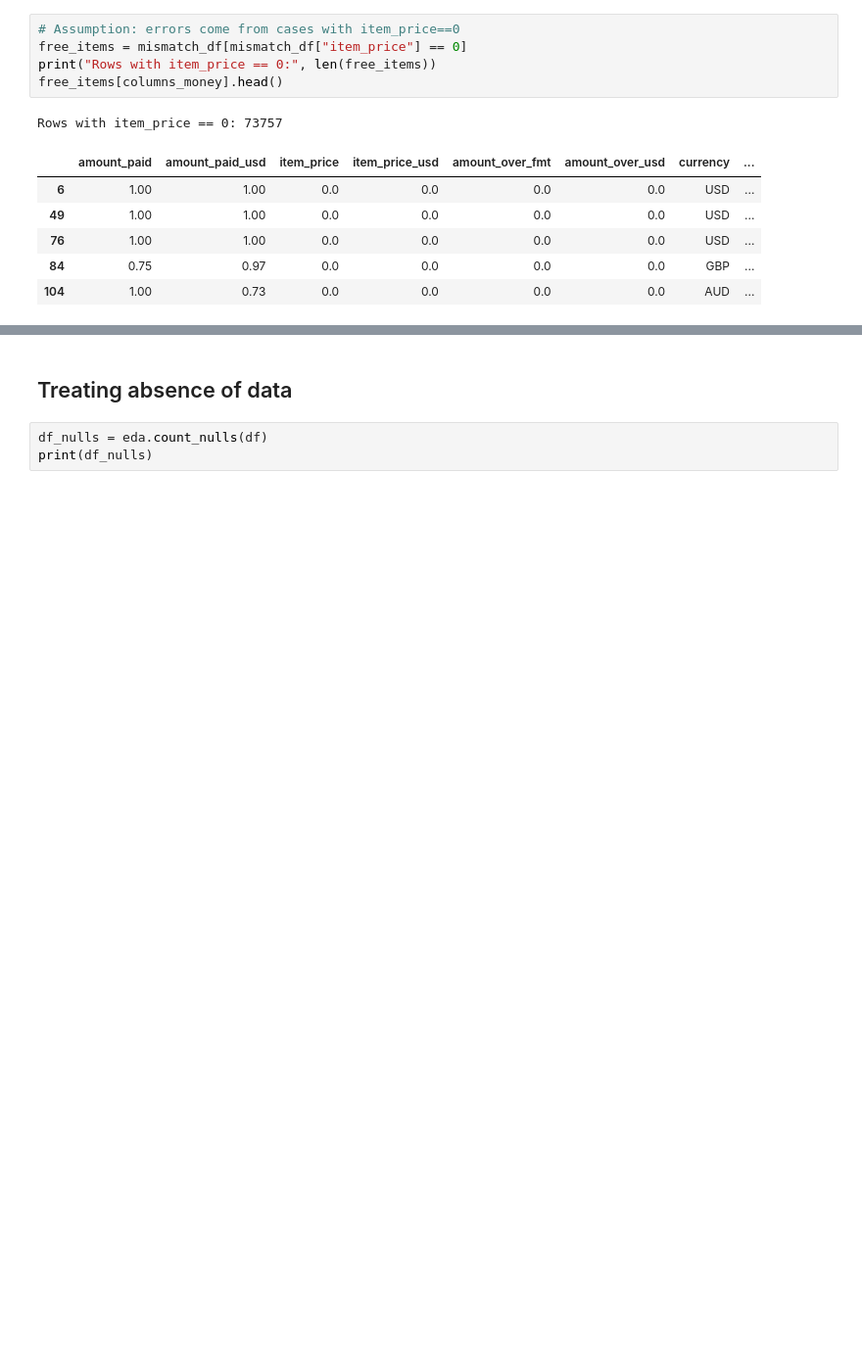
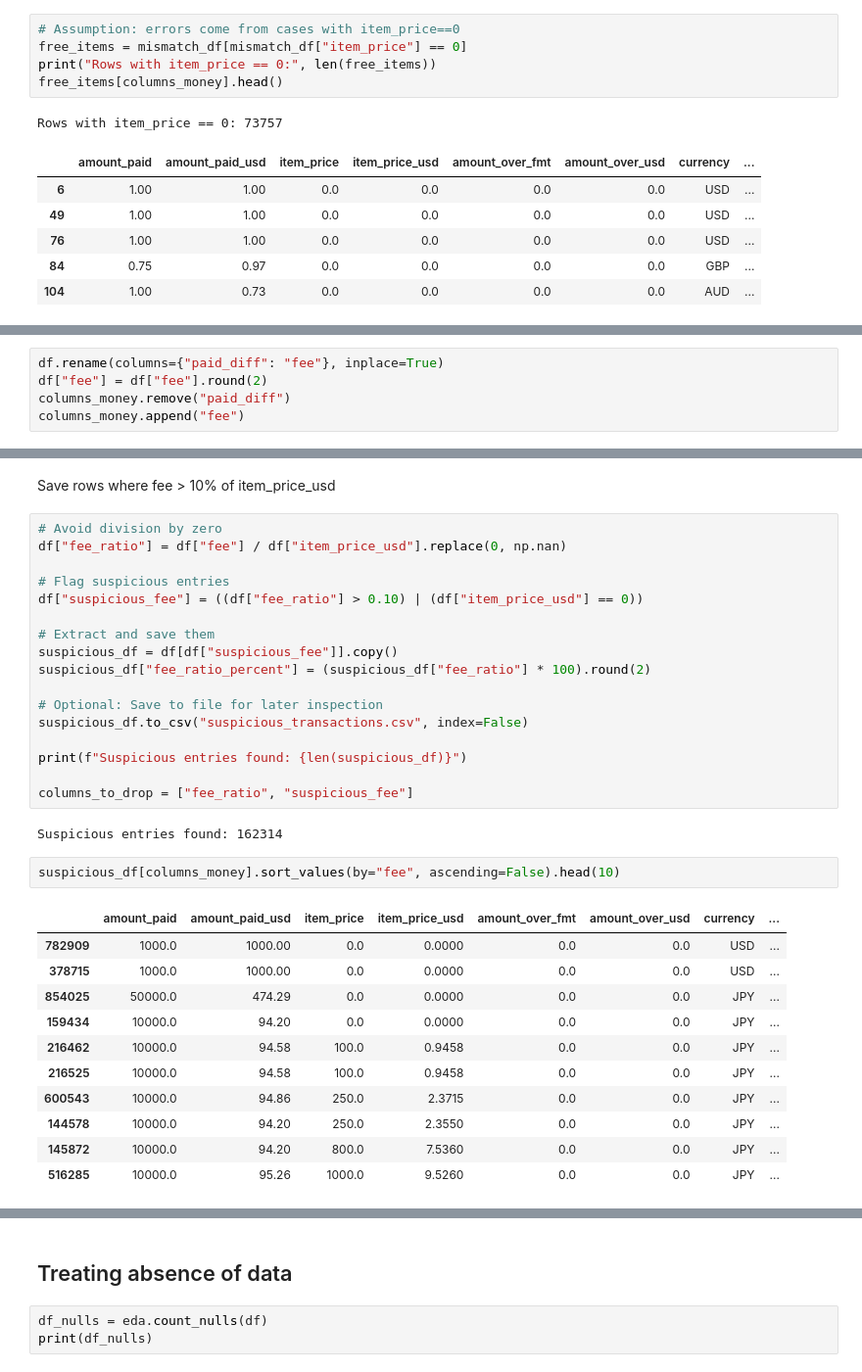
Before and after one commit to Funnear/midproject-bandcamp-insights, a Jupyter notebook: notebooks/2-1_EDA.ipynb, the cells around one changed output, grey strips where cells are left out. Shown: that part at 98% size. Drawn from its saved outputs; the diff is of its cells as text; blank space fills up the shorter version.

```diff
--- a/notebooks/2-1_EDA.ipynb
+++ b/notebooks/2-1_EDA.ipynb
@@ -532,0 +576,5 @@ Rows with item_price == 0: 73757
+# %%
+df.rename(columns={"paid_diff": "fee"}, inplace=True)
+df["fee"] = df["fee"].round(2)
+columns_money.remove("paid_diff")
+columns_money.append("fee")
@@ -532,0 +607,35 @@ Rows with item_price == 0: 73757
+# %% [markdown]
+Save rows where fee > 10% of item_price_usd
+# %%
+# Avoid division by zero
+df["fee_ratio"] = df["fee"] / df["item_price_usd"].replace(0, np.nan)
+
+# Flag suspicious entries
+df["suspicious_fee"] = ((df["fee_ratio"] > 0.10) | (df["item_price_usd"] == 0))
+
+# Extract and save them
+suspicious_df = df[df["suspicious_fee"]].copy()
+suspicious_df["fee_ratio_percent"] = (suspicious_df["fee_ratio"] * 100).round(2)
+
+# Optional: Save to file for later inspection
+suspicious_df.to_csv("suspicious_transactions.csv", index=False)
+
+print(f"Suspicious entries found: {len(suspicious_df)}")
+
+columns_to_drop = ["fee_ratio", "suspicious_fee"]
+# %% [output]
+Suspicious entries found: 162314
+# %%
+suspicious_df[columns_money].sort_values(by="fee", ascending=False).head(10)
+# %% [output]
+|  | amount_paid | amount_paid_usd | item_price | item_price_usd | amount_over_fmt | amount_over_usd | currency | ... |
+| 782909 | 1000.0 | 1000.00 | 0.0 | 0.0000 | 0.0 | 0.0 | USD | ... |
+| 378715 | 1000.0 | 1000.00 | 0.0 | 0.0000 | 0.0 | 0.0 | USD | ... |
+| 854025 | 50000.0 | 474.29 | 0.0 | 0.0000 | 0.0 | 0.0 | JPY | ... |
+| 159434 | 10000.0 | 94.20 | 0.0 | 0.0000 | 0.0 | 0.0 | JPY | ... |
+| 216462 | 10000.0 | 94.58 | 100.0 | 0.9458 | 0.0 | 0.0 | JPY | ... |
+| 216525 | 10000.0 | 94.58 | 100.0 | 0.9458 | 0.0 | 0.0 | JPY | ... |
+| 600543 | 10000.0 | 94.86 | 250.0 | 2.3715 | 0.0 | 0.0 | JPY | ... |
+| 144578 | 10000.0 | 94.20 | 250.0 | 2.3550 | 0.0 | 0.0 | JPY | ... |
+| 145872 | 10000.0 | 94.20 | 800.0 | 7.5360 | 0.0 | 0.0 | JPY | ... |
+| 516285 | 10000.0 | 95.26 | 1000.0 | 9.5260 | 0.0 | 0.0 | JPY | ... |
```
Also changed, not shown: parts of 20 cells of this notebook, 2 other files.
